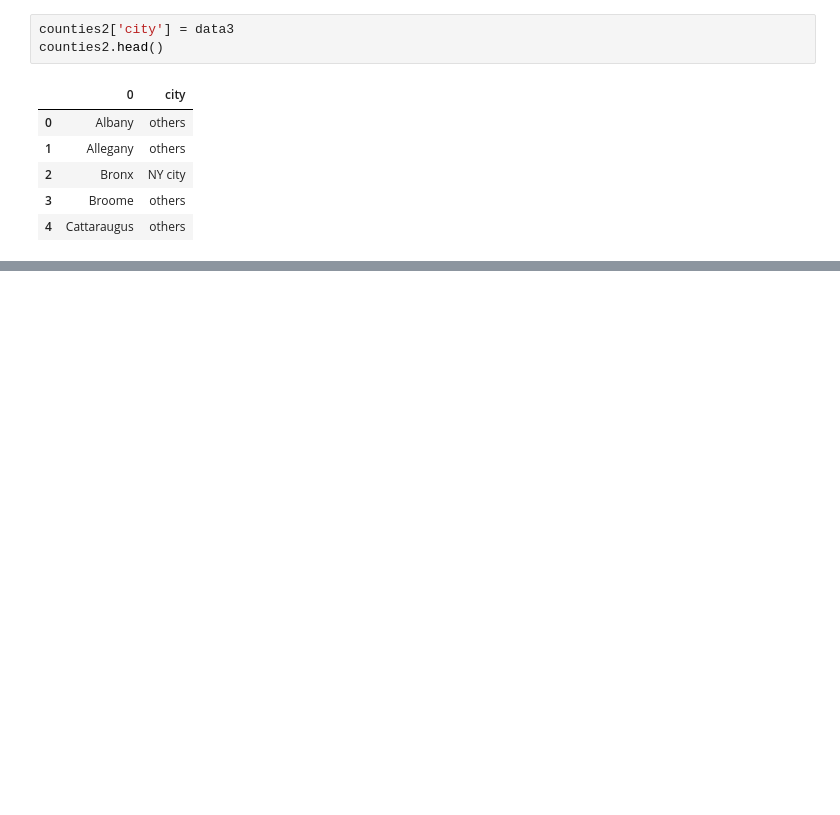
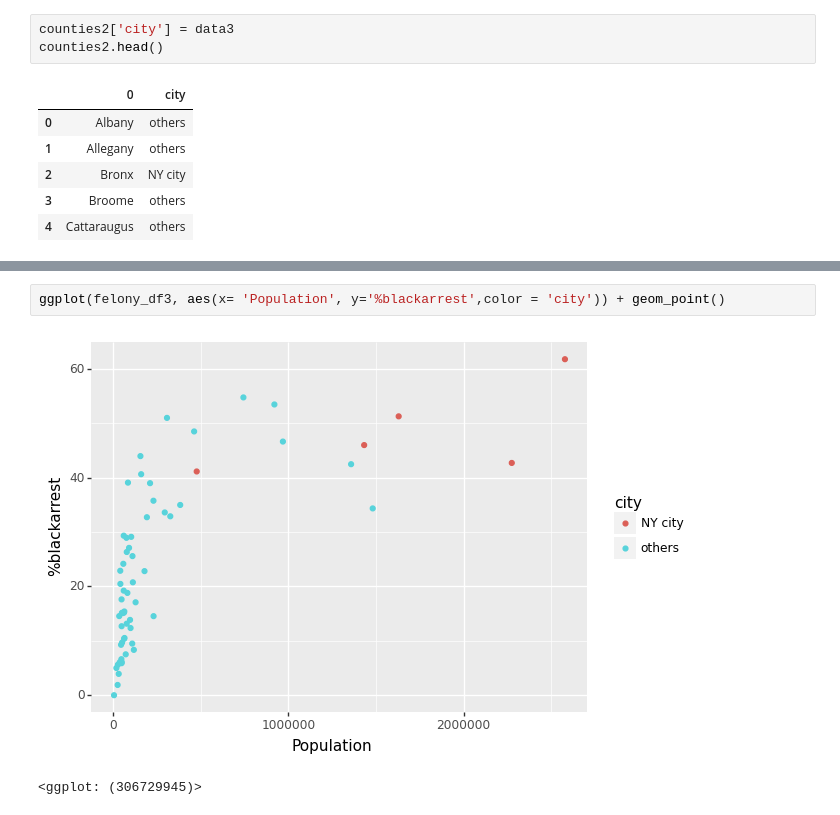
Before and after one commit to maayaikeda/newyork_crime, a Jupyter notebook: New_york_crime.ipynb, the cells around one changed output, grey strips where cells are left out. Drawn from its saved outputs; the diff is of its cells as text; blank space fills up the shorter version.

```diff
--- a/New_york_crime.ipynb
+++ b/New_york_crime.ipynb
@@ -684,0 +790,5 @@ felony_df2.plot(kind='scatter', x='Population', y='%asianarrest')
+# %%
+ggplot(felony_df3, aes(x= 'Population', y='%blackarrest',color = 'city')) + geom_point()
+# %% [output]
+[figure, added]
+<ggplot: (306729945)>
```
Also changed, not shown: parts of 134 cells of this notebook.
